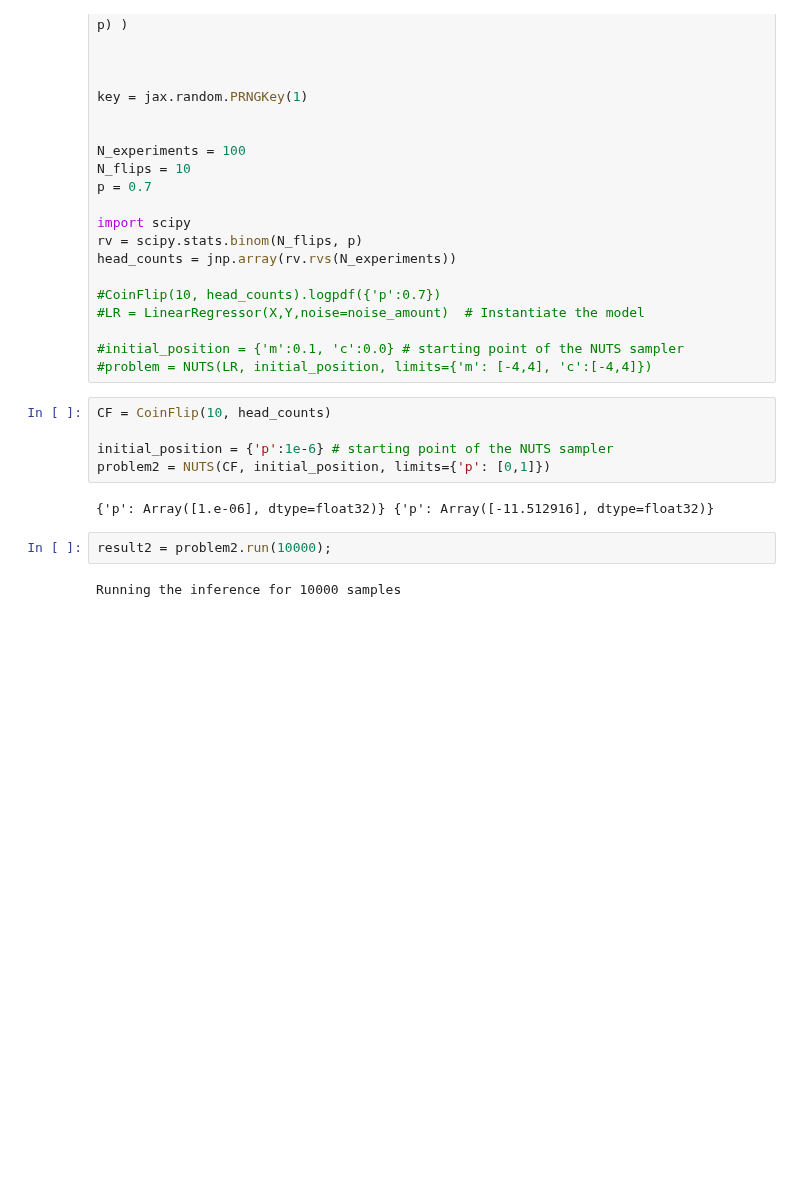
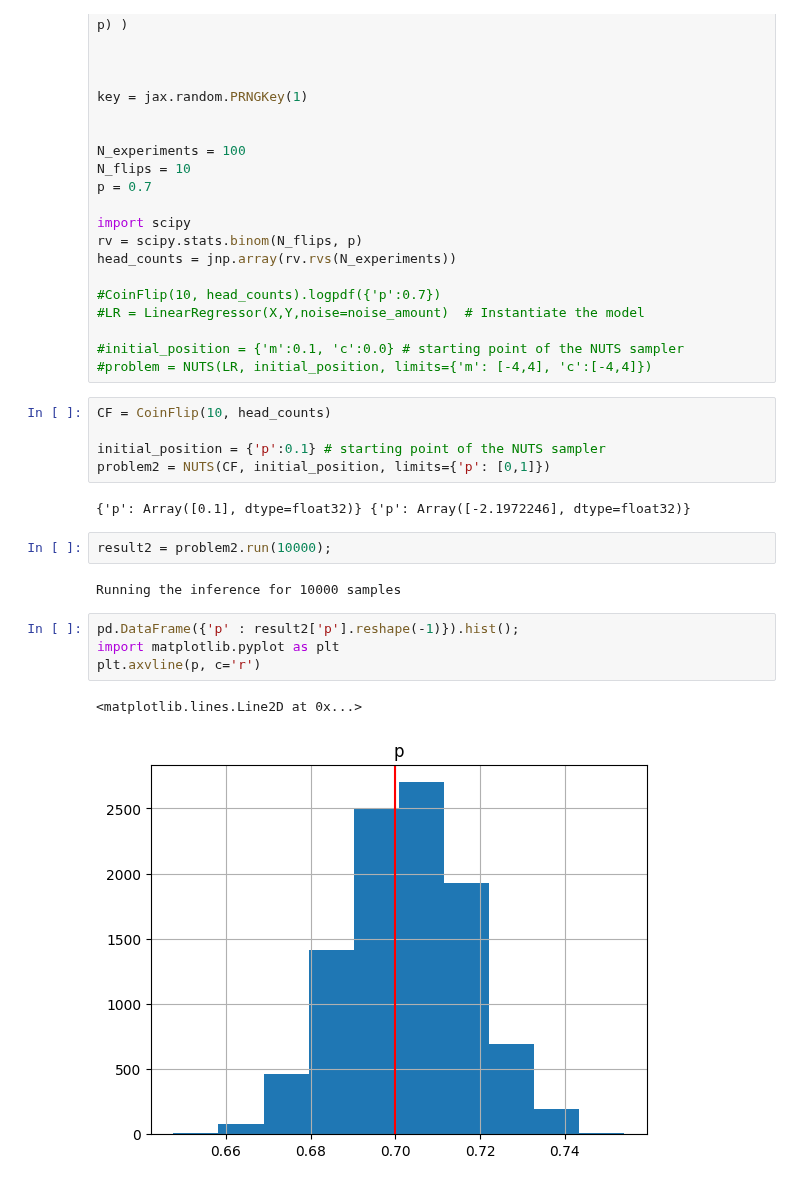
Before and after one commit to Potatoasad/Computational-Physics-Final-Project, a Jupyter notebook: BlackHolePopulationAnalysis.ipynb, the cells around one changed output. Saved outputs shown, nothing was run; the diff lists cells and outputs as text; blank space fills up the shorter version.

```diff
--- a/BlackHolePopulationAnalysis.ipynb
+++ b/BlackHolePopulationAnalysis.ipynb
@@ -335,12 +335,19 @@ head_counts = jnp.array(rv.rvs(N_experiments))
 # %%
 CF = CoinFlip(10, head_counts)
 
-initial_position = {'p':1e-6} # starting point of the NUTS sampler
+initial_position = {'p':0.1} # starting point of the NUTS sampler
 problem2 = NUTS(CF, initial_position, limits={'p': [0,1]})
 # %% [output]
-{'p': Array([1.e-06], dtype=float32)} {'p': Array([-11.512916], dtype=float32)}
+{'p': Array([0.1], dtype=float32)} {'p': Array([-2.1972246], dtype=float32)}
 # %%
 result2 = problem2.run(10000);
 # %% [output]
 Running the inference for 10000 samples
+# %%
+pd.DataFrame({'p' : result2['p'].reshape(-1)}).hist();
+import matplotlib.pyplot as plt
+plt.axvline(p, c='r')
+# %% [output]
+<matplotlib.lines.Line2D at 0x...>
+[figure, added]
 # %%
```
Also changed, not shown: parts of 6 cells of this notebook, 5 other files.
